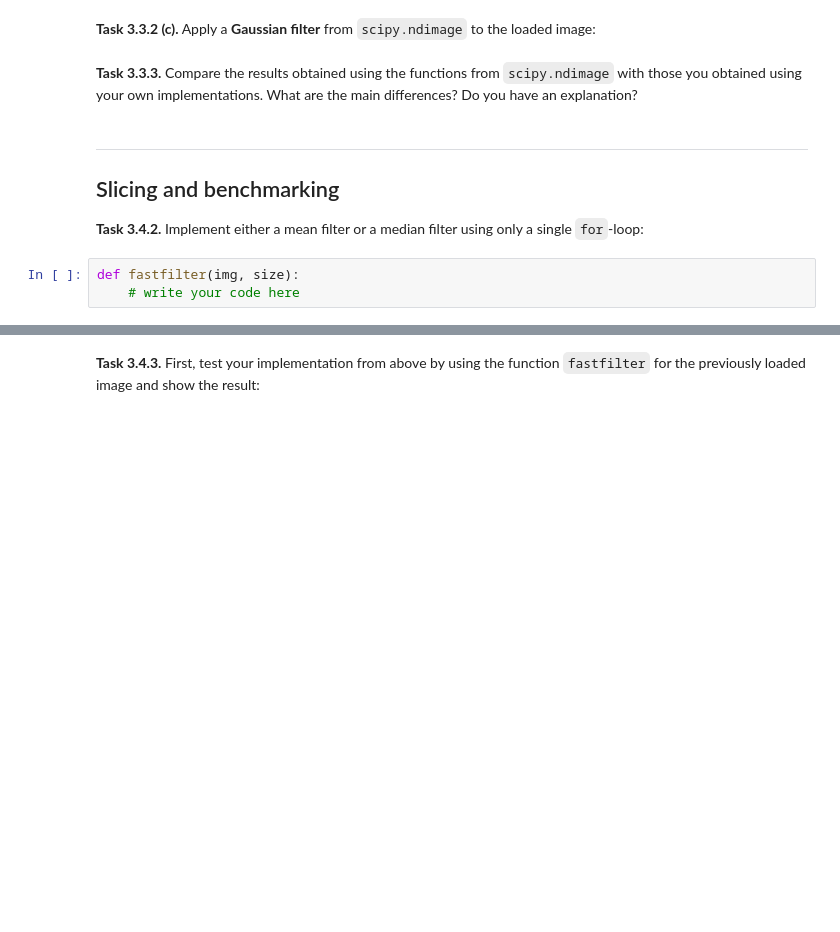
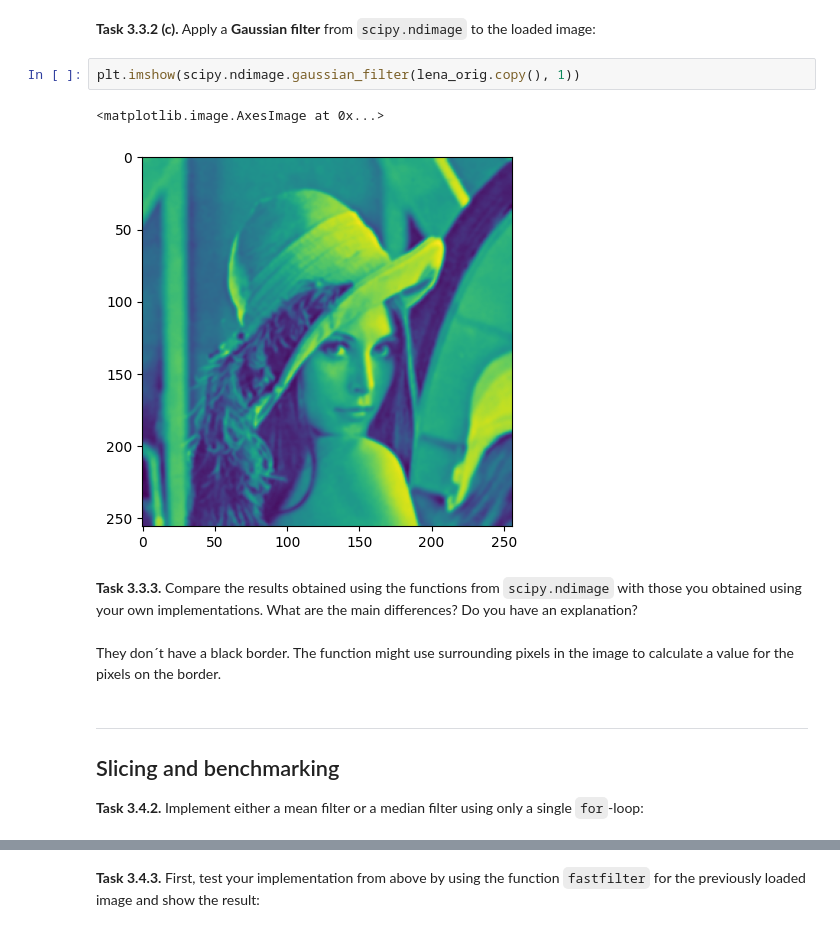
Before and after one commit to PaulEsslinger/mobi-fs3-python, a Jupyter notebook: task3.ipynb, the cells around one changed output, grey strips where cells are left out. Cells and saved outputs as stored; diff of their text form; blank space fills up the shorter version.

```diff
--- a/task3.ipynb
+++ b/task3.ipynb
@@ -87,13 +103,17 @@ Then, compare your result for filter size `5` with the correct result image `dat
 # %% [markdown]
 **<a id="#">Task 3.3.2 (c).</a>** Apply a **Gaussian filter** from `scipy.ndimage` to the loaded image:
+# %%
+plt.imshow(scipy.ndimage.gaussian_filter(lena_orig.copy(), 1))
+# %% [output]
+<matplotlib.image.AxesImage at 0x...>
+[figure, added]
 # %% [markdown]
 **<a id="#">Task 3.3.3.</a>** Compare the results obtained using the functions from `scipy.ndimage` with those you obtained using your own implementations. What are the main differences? Do you have an explanation?
+# %% [markdown]
+They don´t have a black border. The function might use surrounding pixels in the image to calculate a value for the pixels on the border.
 # %% [markdown]
 ---
 
 ## Slicing and benchmarking
 
 **<a id="#">Task 3.4.2.</a>** Implement either a mean filter or a median filter using only a single `for`-loop:
-# %%
-def fastfilter(img, size):
-    # write your code here
```
Also changed, not shown: parts of 12 cells of this notebook.
